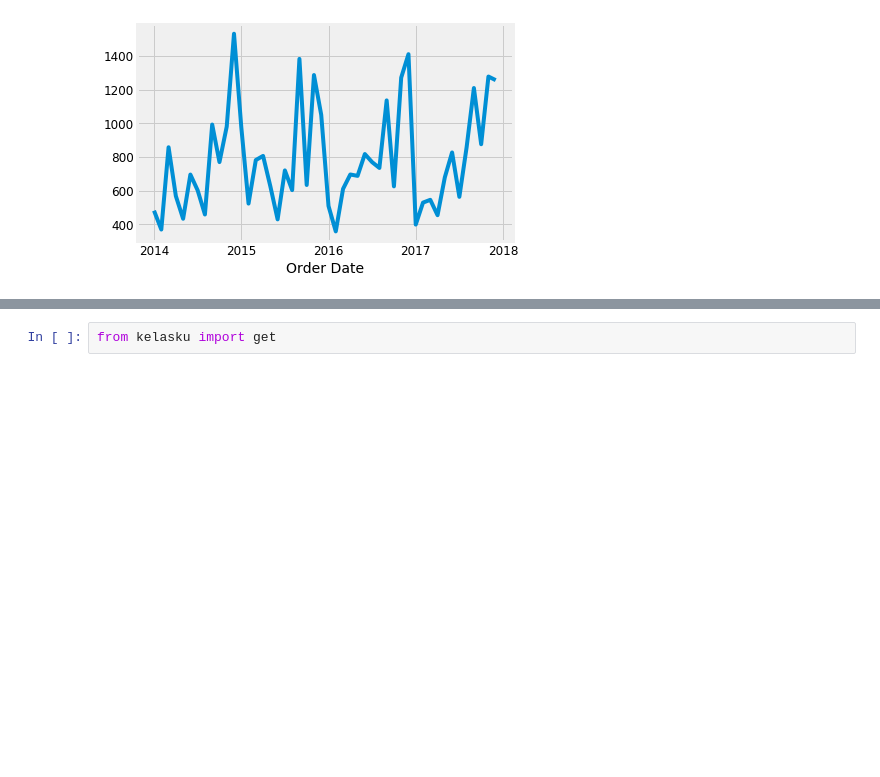
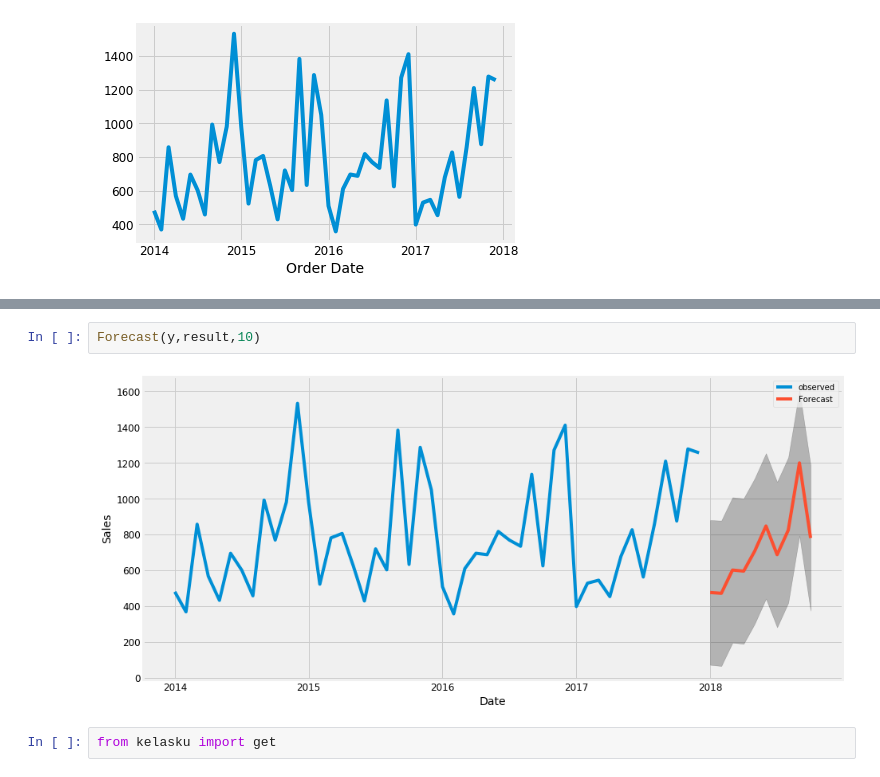
Before and after one commit to argabp/project, a Jupyter notebook: example.ipynb, the cells around one changed output, grey strips where cells are left out. Cells and saved outputs as stored; diff of their text form; blank space fills up the shorter version.

```diff
--- a/example.ipynb
+++ b/example.ipynb
@@ -129,3 +237,7 @@ y.plot()
+# %%
+Forecast(y,result,10)
+# %% [output]
+[figure, added]
 # %%
 from kelasku import get
 # %%
```
Also changed, not shown: parts of 11 cells of this notebook, 1 other file.
